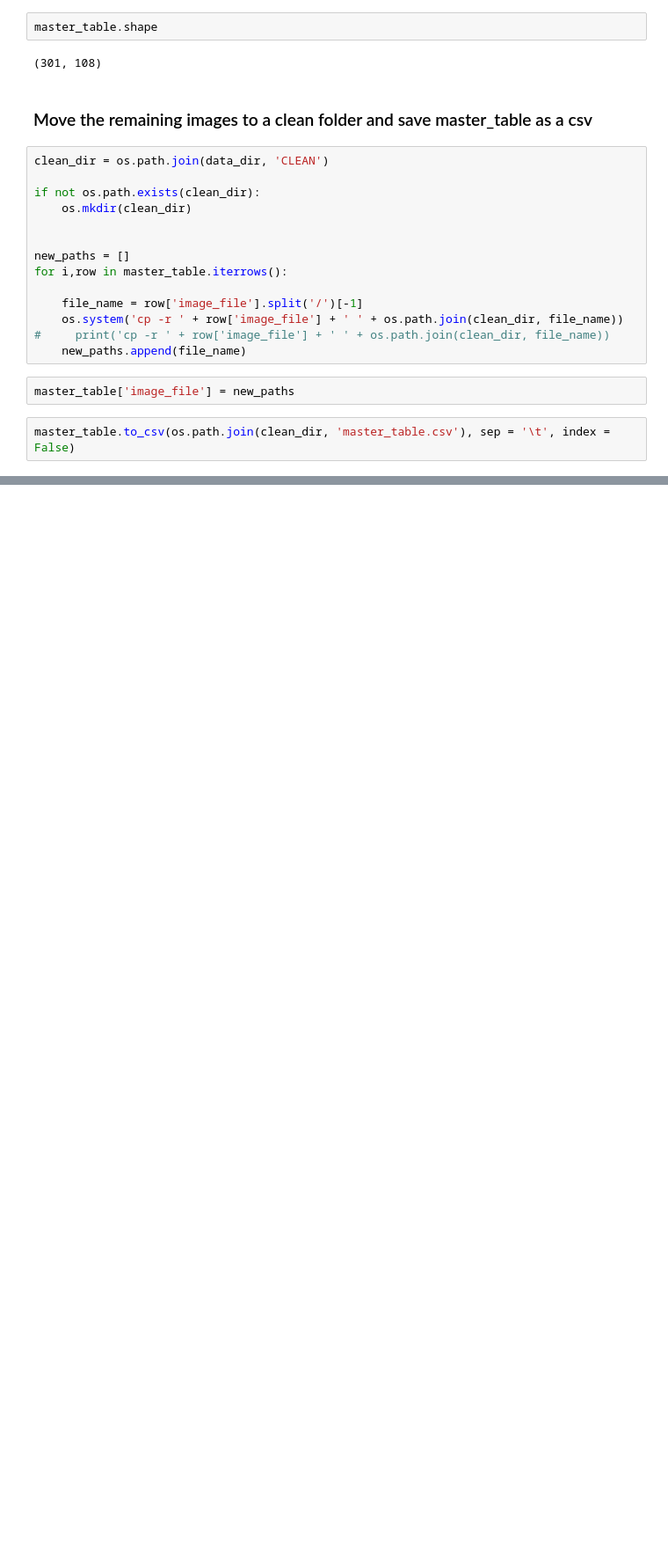
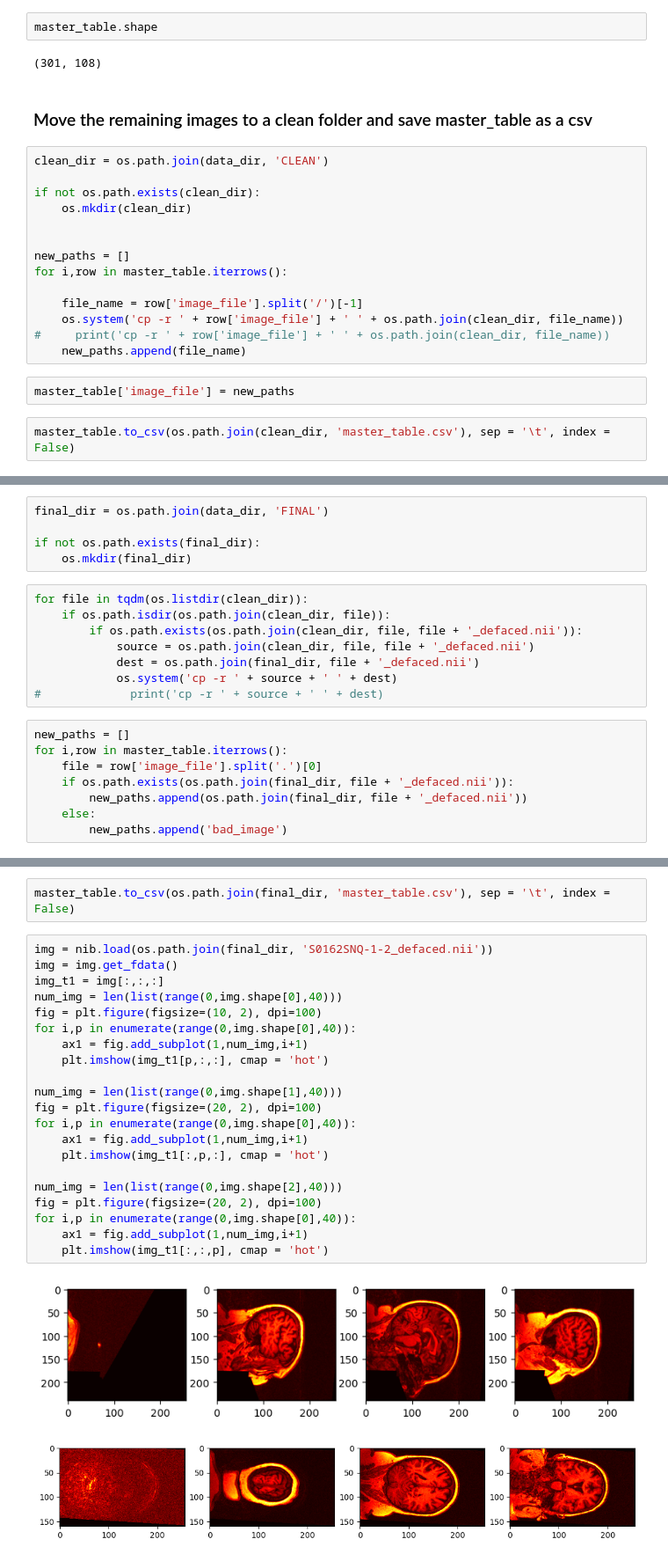
Before and after one commit to Team-MIND/dataset_integration, a Jupyter notebook: notebooks/trim dataset.ipynb, the cells around one changed output, grey strips where cells are left out. Shown at 88% size. Cells and saved outputs as stored; diff of their text form; blank space fills up the shorter version.

```diff
--- a/notebooks/trim dataset.ipynb
+++ b/notebooks/trim dataset.ipynb
@@ -306,0 +488,21 @@ master_table.to_csv(os.path.join(clean_dir, 'master_table.csv'), sep = '\t', ind
+# %%
+final_dir = os.path.join(data_dir, 'FINAL')
+
+if not os.path.exists(final_dir):
+    os.mkdir(final_dir)
+# %%
+for file in tqdm(os.listdir(clean_dir)):
+    if os.path.isdir(os.path.join(clean_dir, file)):
+        if os.path.exists(os.path.join(clean_dir, file, file + '_defaced.nii')):
+            source = os.path.join(clean_dir, file, file + '_defaced.nii')
+            dest = os.path.join(final_dir, file + '_defaced.nii')
+            os.system('cp -r ' + source + ' ' + dest)
+#             print('cp -r ' + source + ' ' + dest)
+# %%
+new_paths = []
+for i,row in master_table.iterrows():
+    file = row['image_file'].split('.')[0]
+    if os.path.exists(os.path.join(final_dir, file + '_defaced.nii')):
+        new_paths.append(os.path.join(final_dir, file + '_defaced.nii'))
+    else:
+        new_paths.append('bad_image')
@@ -306,0 +526,26 @@ master_table.to_csv(os.path.join(clean_dir, 'master_table.csv'), sep = '\t', ind
+# %%
+master_table.to_csv(os.path.join(final_dir, 'master_table.csv'), sep = '\t', index = False)
+# %%
+img = nib.load(os.path.join(final_dir, 'S0162SNQ-1-2_defaced.nii'))
+img = img.get_fdata()
+img_t1 = img[:,:,:]
+num_img = len(list(range(0,img.shape[0],40)))
+fig = plt.figure(figsize=(10, 2), dpi=100)
+for i,p in enumerate(range(0,img.shape[0],40)):
+    ax1 = fig.add_subplot(1,num_img,i+1)
+    plt.imshow(img_t1[p,:,:], cmap = 'hot')
+
+num_img = len(list(range(0,img.shape[1],40)))
+fig = plt.figure(figsize=(20, 2), dpi=100)
+for i,p in enumerate(range(0,img.shape[0],40)):
+    ax1 = fig.add_subplot(1,num_img,i+1)
+    plt.imshow(img_t1[:,p,:], cmap = 'hot')
+
+num_img = len(list(range(0,img.shape[2],40)))
+fig = plt.figure(figsize=(20, 2), dpi=100)
+for i,p in enumerate(range(0,img.shape[0],40)):
+    ax1 = fig.add_subplot(1,num_img,i+1)
+    plt.imshow(img_t1[:,:,p], cmap = 'hot')
+# %% [output]
+[figure, added]
+[figure, added]
```
Also changed, not shown: parts of 25 cells of this notebook.
